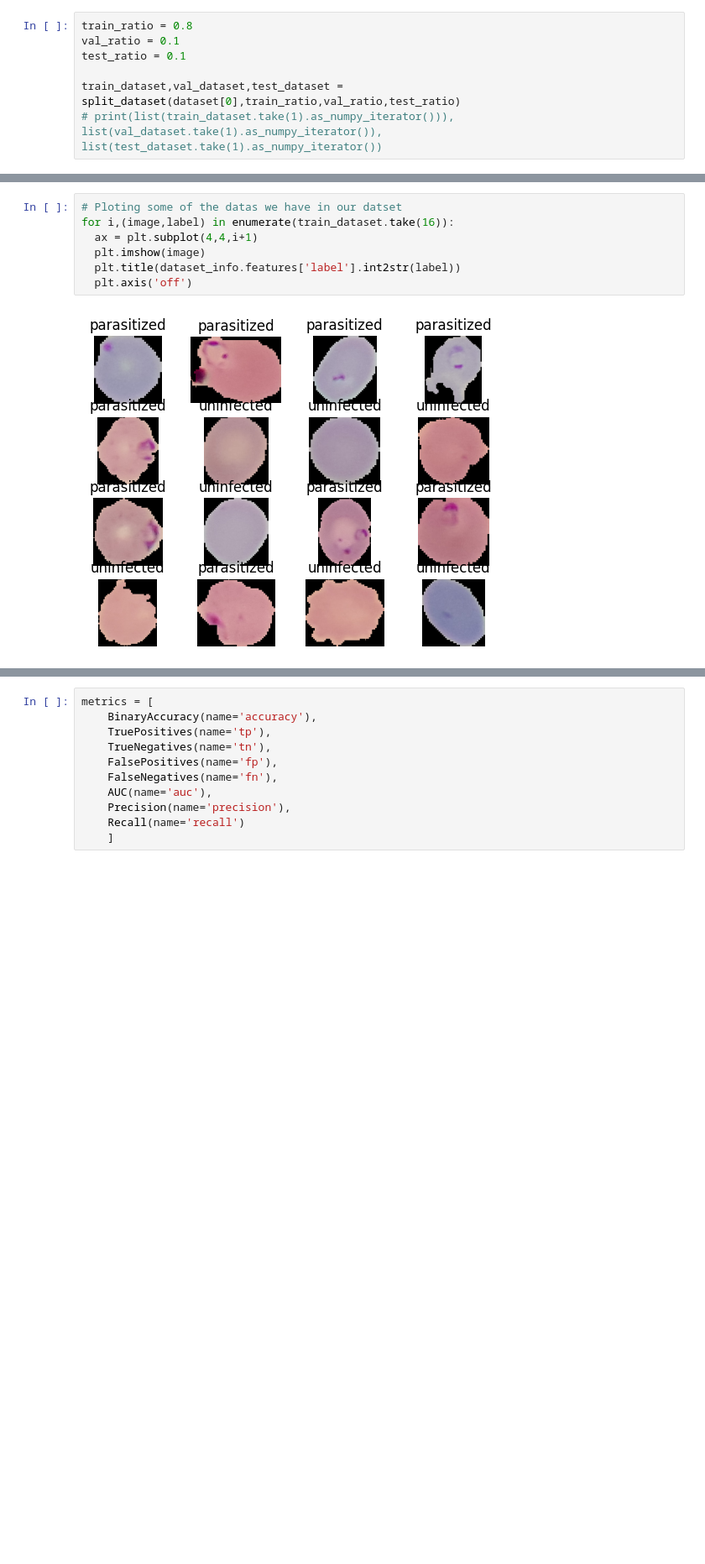
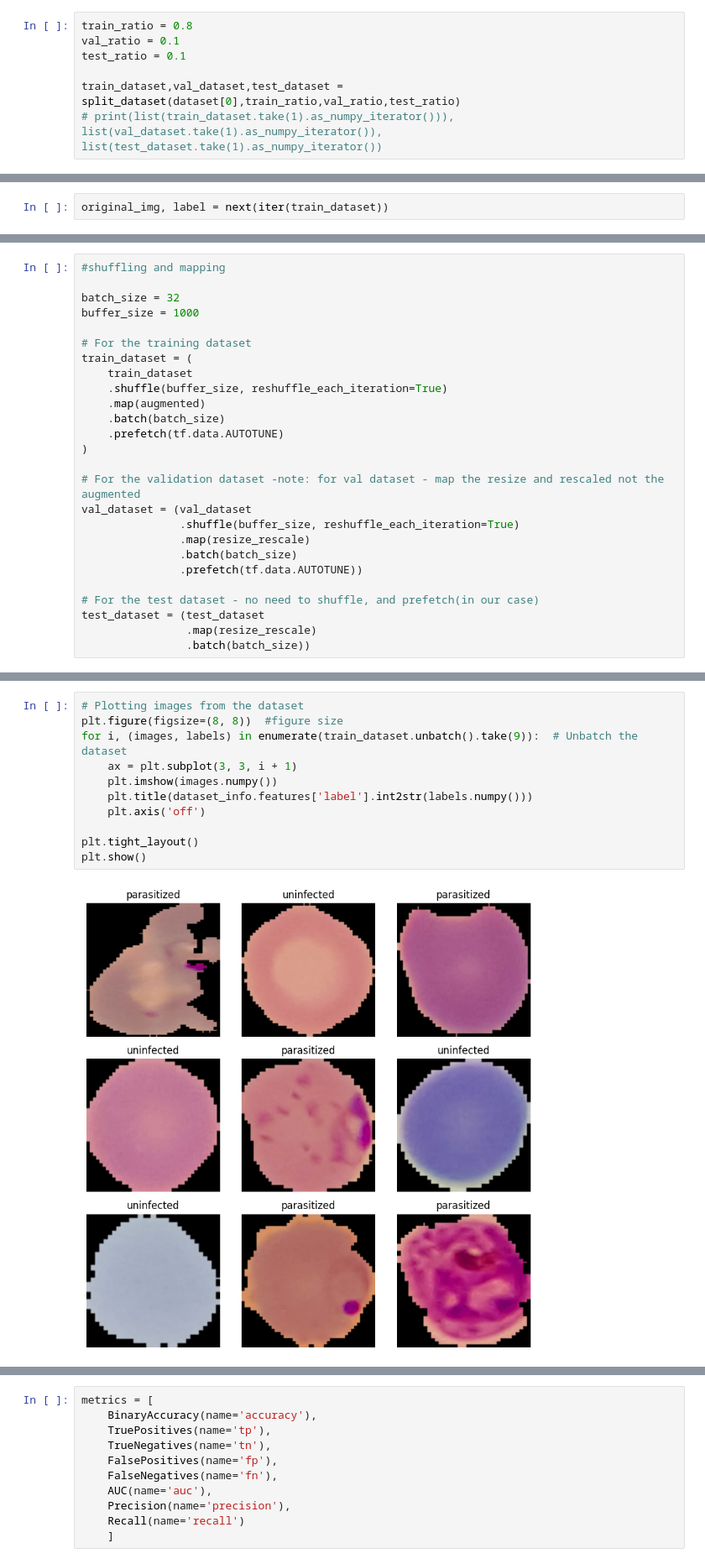
Before and after one commit to yeabwang/malaria-diagnosis, a Jupyter notebook: Malaria_diagnosis.ipynb, the cells around one changed output, grey strips where cells are left out. Shown at 84% size. Saved outputs shown, nothing was run; the diff lists cells and outputs as text; blank space fills up the shorter version.

Commit message:
Augmented and trained with augmented dataset

```diff
--- a/Malaria_diagnosis.ipynb
+++ b/Malaria_diagnosis.ipynb
@@ -48,0 +62,2 @@ train_dataset,val_dataset,test_dataset = split_dataset(dataset[0],train_ratio,va
+# %%
+original_img, label = next(iter(train_dataset))
@@ -48,0 +133,26 @@ train_dataset,val_dataset,test_dataset = split_dataset(dataset[0],train_ratio,va
+# %%
+#shuffling and mapping
+
+batch_size = 32
+buffer_size = 1000
+
+# For the training dataset
+train_dataset = (
+    train_dataset
+    .shuffle(buffer_size, reshuffle_each_iteration=True)
+    .map(augmented)
+    .batch(batch_size)
+    .prefetch(tf.data.AUTOTUNE)
+)
+
+# For the validation dataset -note: for val dataset - map the resize and rescaled not the augmented
+val_dataset = (val_dataset
+               .shuffle(buffer_size, reshuffle_each_iteration=True)
+               .map(resize_rescale)
+               .batch(batch_size)
+               .prefetch(tf.data.AUTOTUNE))
+
+# For the test dataset - no need to shuffle, and prefetch(in our case)
+test_dataset = (test_dataset
+                .map(resize_rescale)
+                .batch(batch_size))
@@ -49,9 +167,13 @@ train_dataset,val_dataset,test_dataset = split_dataset(dataset[0],train_ratio,va
 # %%
-# Ploting some of the datas we have in our datset
-for i,(image,label) in enumerate(train_dataset.take(16)):
-  ax = plt.subplot(4,4,i+1)
-  plt.imshow(image)
-  plt.title(dataset_info.features['label'].int2str(label))
-  plt.axis('off')
+# Plotting images from the dataset
+plt.figure(figsize=(8, 8))  #figure size
+for i, (images, labels) in enumerate(train_dataset.unbatch().take(9)):  # Unbatch the dataset
+    ax = plt.subplot(3, 3, i + 1)
+    plt.imshow(images.numpy())
+    plt.title(dataset_info.features['label'].int2str(labels.numpy()))
+    plt.axis('off')
+
+plt.tight_layout()
+plt.show()
 # %% [output]
-[figure, old version]
+[figure, new version]
```
Also changed, not shown: parts of 22 cells of this notebook.
